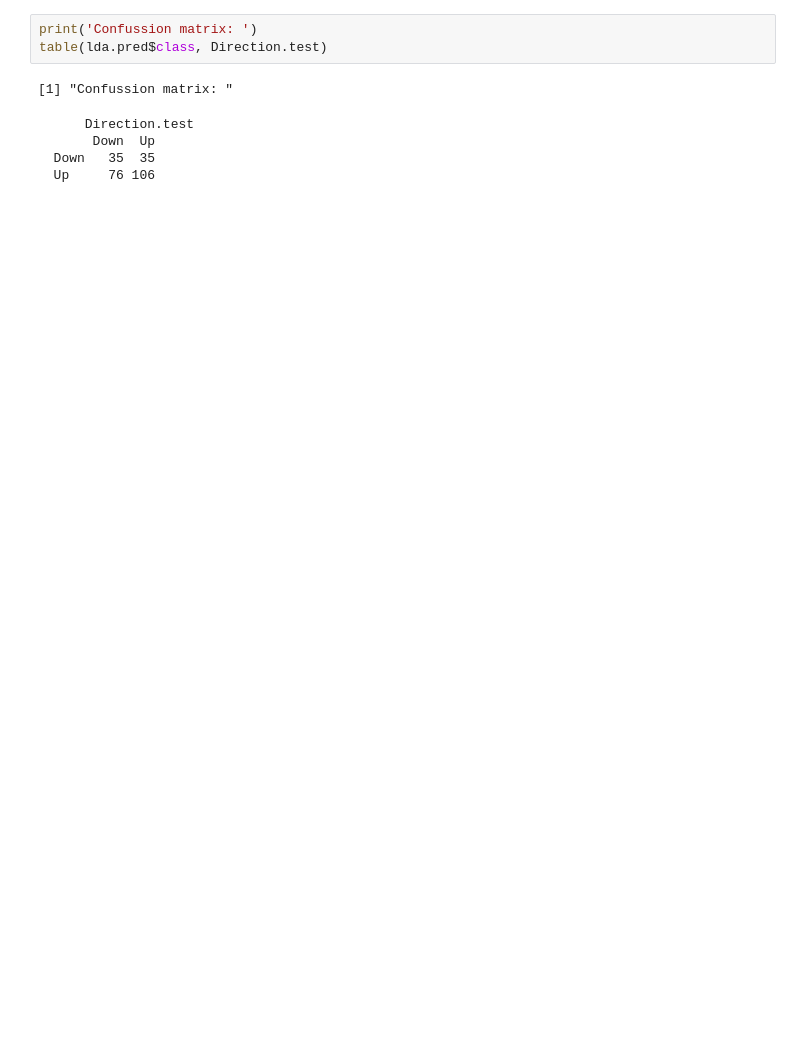
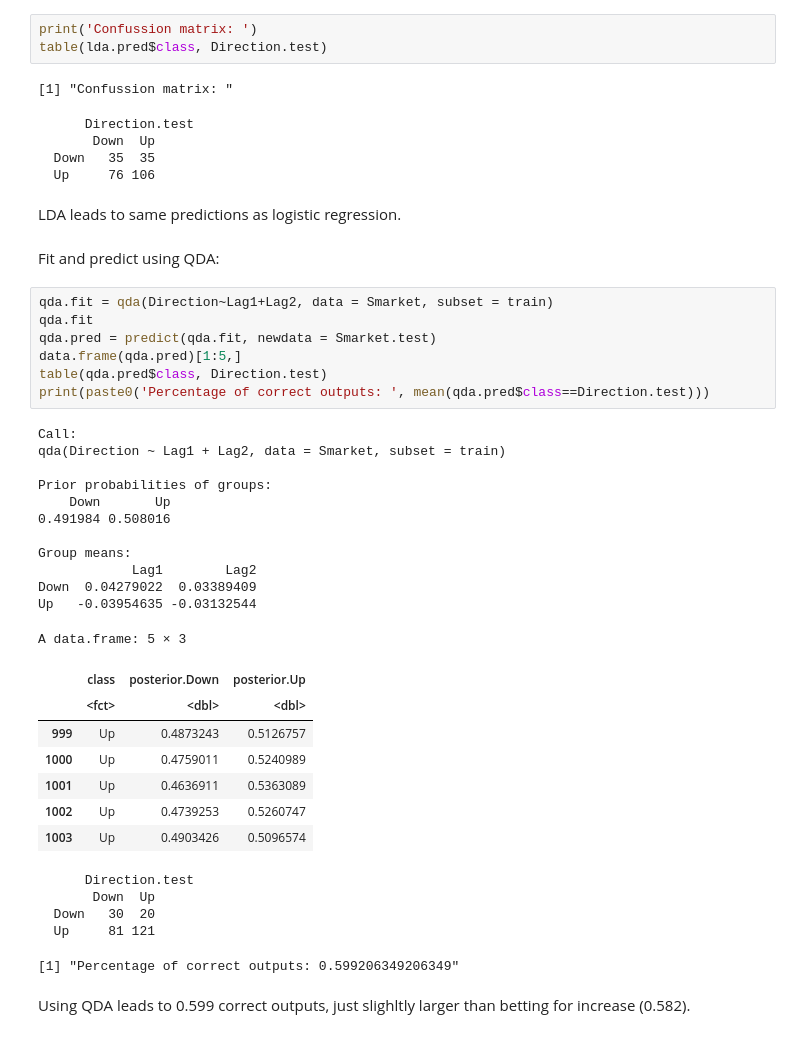
Before and after one commit to jabascal/notes-on-machine-learning, a Jupyter notebook: classification_example_R_SP500.ipynb, the cells around one changed output. Drawn from its saved outputs; the diff is of its cells as text; blank space fills up the shorter version.

```diff
--- a/classification_example_R_SP500.ipynb
+++ b/classification_example_R_SP500.ipynb
@@ -247,3 +243,41 @@ table(lda.pred$class, Direction.test)
        Down  Up
   Down   35  35
   Up     76 106
+# %% [markdown]
+LDA leads to same predictions as logistic regression.
+# %% [markdown]
+Fit and predict using QDA:
+# %%
+qda.fit = qda(Direction~Lag1+Lag2, data = Smarket, subset = train)
+qda.fit
+qda.pred = predict(qda.fit, newdata = Smarket.test)
+data.frame(qda.pred)[1:5,]
+table(qda.pred$class, Direction.test)
+print(paste0('Percentage of correct outputs: ', mean(qda.pred$class==Direction.test)))
+# %% [output]
+Call:
+qda(Direction ~ Lag1 + Lag2, data = Smarket, subset = train)
+
+Prior probabilities of groups:
+    Down       Up
+0.491984 0.508016
+
+Group means:
+            Lag1        Lag2
+Down  0.04279022  0.03389409
+Up   -0.03954635 -0.03132544
+A data.frame: 5 × 3
+|  | class | posterior.Down | posterior.Up |
+|  | <fct> | <dbl> | <dbl> |
+| 999 | Up | 0.4873243 | 0.5126757 |
+| 1000 | Up | 0.4759011 | 0.5240989 |
+| 1001 | Up | 0.4636911 | 0.5363089 |
+| 1002 | Up | 0.4739253 | 0.5260747 |
+| 1003 | Up | 0.4903426 | 0.5096574 |
+      Direction.test
+       Down  Up
+  Down   30  20
+  Up     81 121
+[1] "Percentage of correct outputs: 0.599206349206349"
+# %% [markdown]
+Using QDA leads to 0.599 correct outputs, just slighltly larger than betting for increase (0.582).
```
Also changed, not shown: parts of 16 cells of this notebook.
